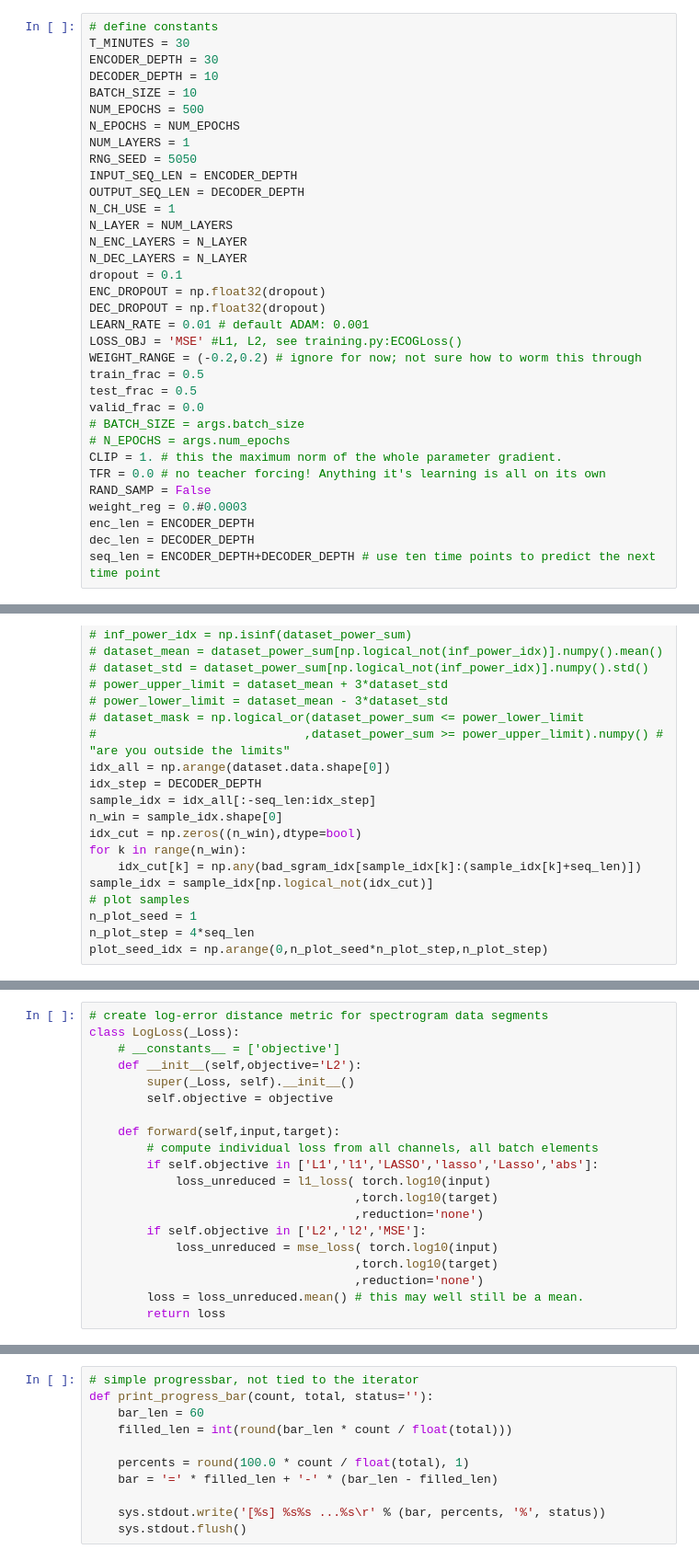
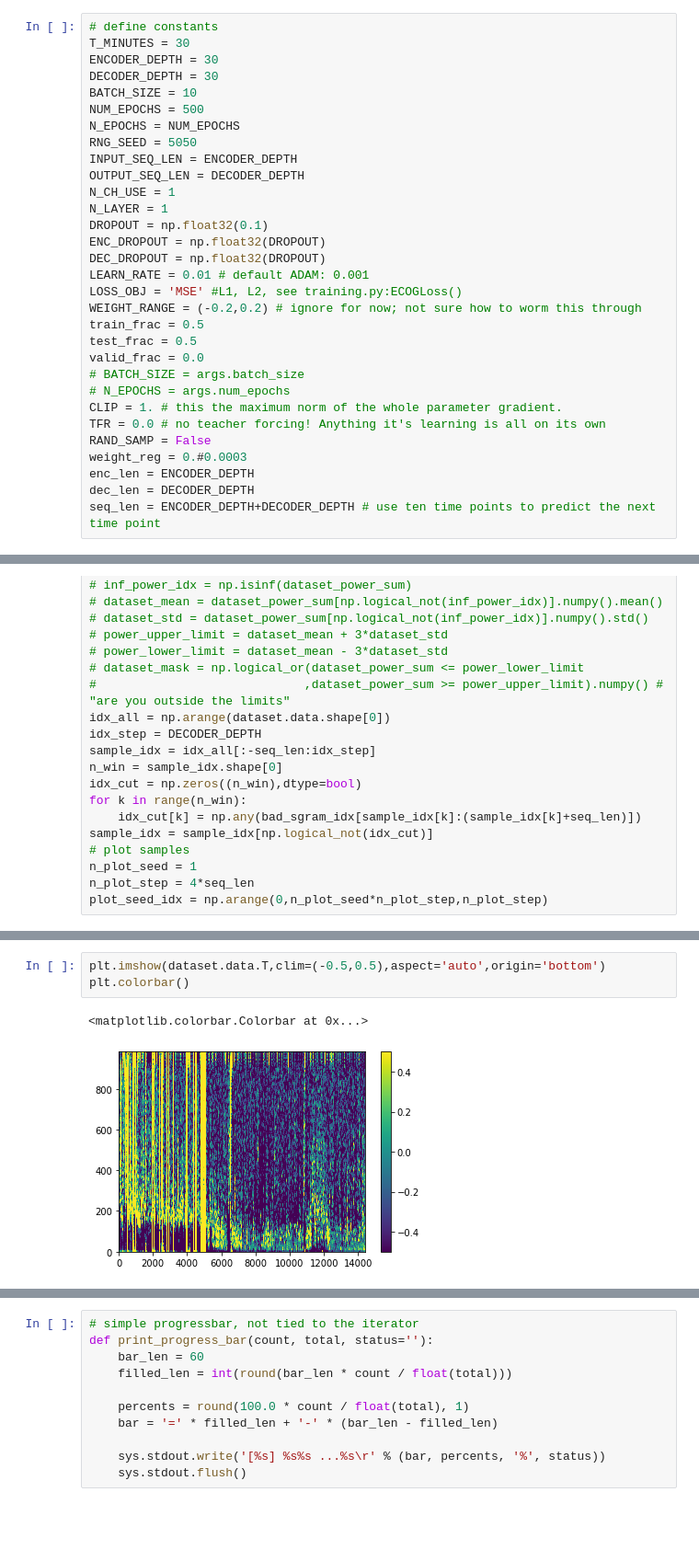
Before and after one commit to m-nolan/ecog_is2s, a Jupyter notebook: notebooks/ECoG_1ch_SG_prediction_range-unnormalized_20200625.ipynb, the cells around one changed output, grey strips where cells are left out. Shown at 92% size. Saved outputs shown, nothing was run; the diff lists cells and outputs as text; blank space fills up the shorter version.

```diff
--- a/notebooks/ECoG_1ch_SG_prediction_range-unnormalized_20200625.ipynb
+++ b/notebooks/ECoG_1ch_SG_prediction_range-unnormalized_20200625.ipynb
@@ -58,21 +58,18 @@ The code in the next cell is used to parse command line arguments. These argumen
 # define constants
 T_MINUTES = 30
 ENCODER_DEPTH = 30
-DECODER_DEPTH = 10
+DECODER_DEPTH = 30
 BATCH_SIZE = 10
 NUM_EPOCHS = 500
 N_EPOCHS = NUM_EPOCHS
-NUM_LAYERS = 1
 RNG_SEED = 5050
 INPUT_SEQ_LEN = ENCODER_DEPTH
 OUTPUT_SEQ_LEN = DECODER_DEPTH
 N_CH_USE = 1
-N_LAYER = NUM_LAYERS
-N_ENC_LAYERS = N_LAYER
-N_DEC_LAYERS = N_LAYER
-dropout = 0.1
-ENC_DROPOUT = np.float32(dropout)
-DEC_DROPOUT = np.float32(dropout)
+N_LAYER = 1
+DROPOUT = np.float32(0.1)
+ENC_DROPOUT = np.float32(DROPOUT)
+DEC_DROPOUT = np.float32(DROPOUT)
 LEARN_RATE = 0.01 # default ADAM: 0.001
 LOSS_OBJ = 'MSE' #L1, L2, see training.py:ECOGLoss()
 WEIGHT_RANGE = (-0.2,0.2) # ignore for now; not sure how to worm this through
@@ -390,23 +310,9 @@ sample_idx.shape
-# %%
-# create log-error distance metric for spectrogram data segments
-class LogLoss(_Loss):
-    # __constants__ = ['objective']
-    def __init__(self,objective='L2'):
-        super(_Loss, self).__init__()
-        self.objective = objective
-
-    def forward(self,input,target):
-        # compute individual loss from all channels, all batch elements
-        if self.objective in ['L1','l1','LASSO','lasso','Lasso','abs']:
-            loss_unreduced = l1_loss( torch.log10(input)
-                                     ,torch.log10(target)
-                                     ,reduction='none')
-        if self.objective in ['L2','l2','MSE']:
-            loss_unreduced = mse_loss( torch.log10(input)
-                                     ,torch.log10(target)
-                                     ,reduction='none')
-        loss = loss_unreduced.mean() # this may well still be a mean.
-        return loss
+# %%
+plt.imshow(dataset.data.T,clim=(-0.5,0.5),aspect='auto',origin='bottom')
+plt.colorbar()
+# %% [output]
+<matplotlib.colorbar.Colorbar at 0x...>
+[figure, added]
 # %%
 # define the network!
 n_win, n_freq = dataset.data.shape
```
Also changed, not shown: parts of 22 cells of this notebook, 2 other files.
